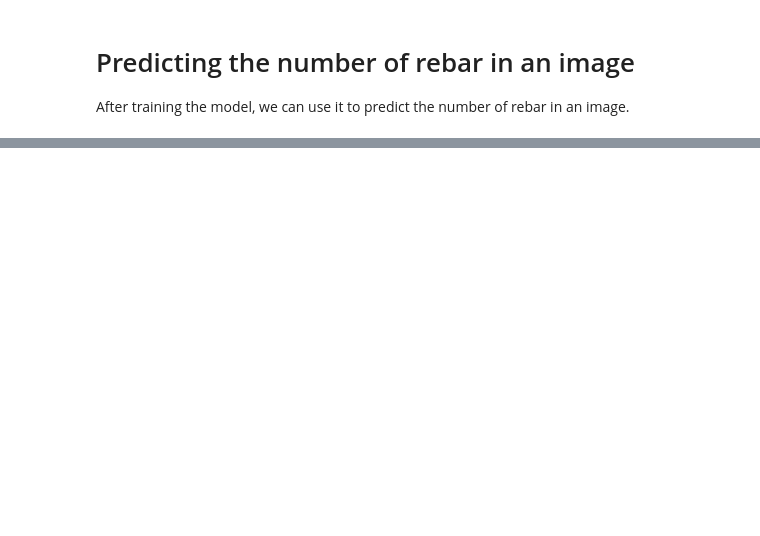
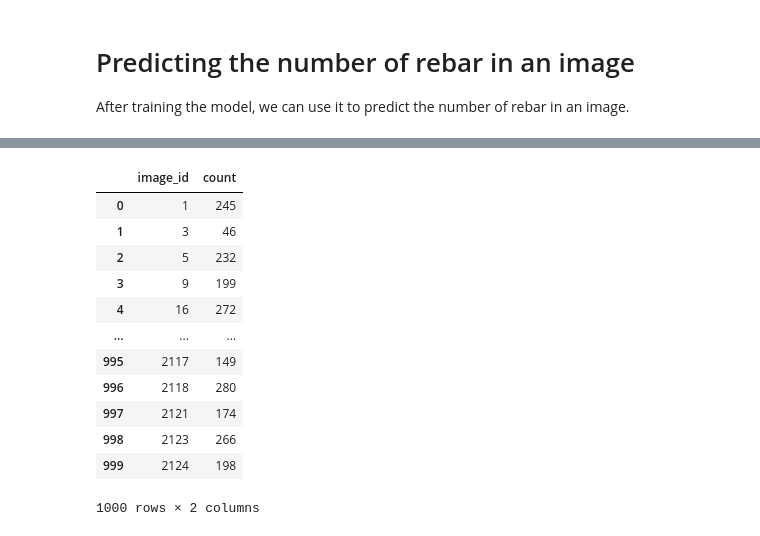
Before and after one commit to baslia/object_detection, a Jupyter notebook: run_trained_model.ipynb, the cells around one changed output, grey strips where cells are left out. Drawn from its saved outputs; the diff is of its cells as text; code cells hidden in the pictures; blank space fills up the shorter version.

```diff
--- a/run_trained_model.ipynb
+++ b/run_trained_model.ipynb
@@ -52,13 +156,27 @@ def count_rebar(outputs, threshold=0.7):
     return len(probas[keep])
 # %%
 # Get count from the CSV file
-res = pd.read_csv("RebarDSC/images/annotations/test.csv", header=None)
-res.columns = ["image_name", "bbox"]
-res["image_id"] = res["image_name"].apply(lambda x: int(x.split("_")[1]))
-# Get the count of rebar per image_id
-res = res.groupby("image_id").count().reset_index()
-res = res[["image_id", "bbox"]]
-res.columns = ["image_id", "count"]
-res
+# res = pd.read_csv("RebarDSC/images/annotations/test.csv", header=None)
+# res.columns = ["image_name", "bbox"]
+# res["image_id"] = res["image_name"].apply(lambda x: int(x.split("_")[1]))
+# # Get the count of rebar per image_id
+# res = res.groupby("image_id").count().reset_index()
+# res = res[["image_id", "bbox"]]
+# res.columns = ["image_id", "count"]
+# res
+# %% [output]
+|  | image_id | count |
+| 0 | 1 | 245 |
+| 1 | 3 | 46 |
+| 2 | 5 | 232 |
+| 3 | 9 | 199 |
+| 4 | 16 | 272 |
+| ... | ... | ... |
+| 995 | 2117 | 149 |
+| 996 | 2118 | 280 |
+| 997 | 2121 | 174 |
+| 998 | 2123 | 266 |
+| 999 | 2124 | 198 |
+1000 rows × 2 columns
 # %%
 # Get the predictions
```
Also changed, not shown: parts of 8 cells of this notebook, 2 other files.
